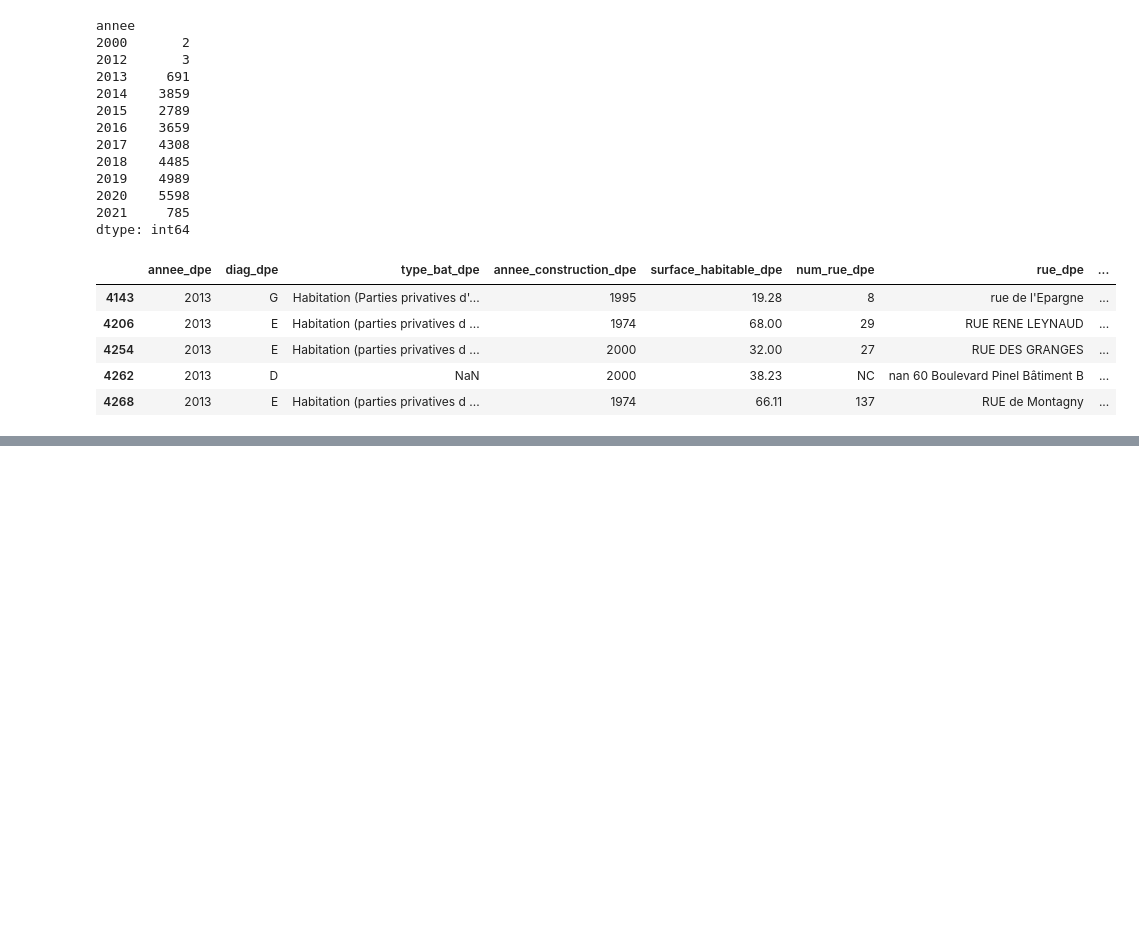
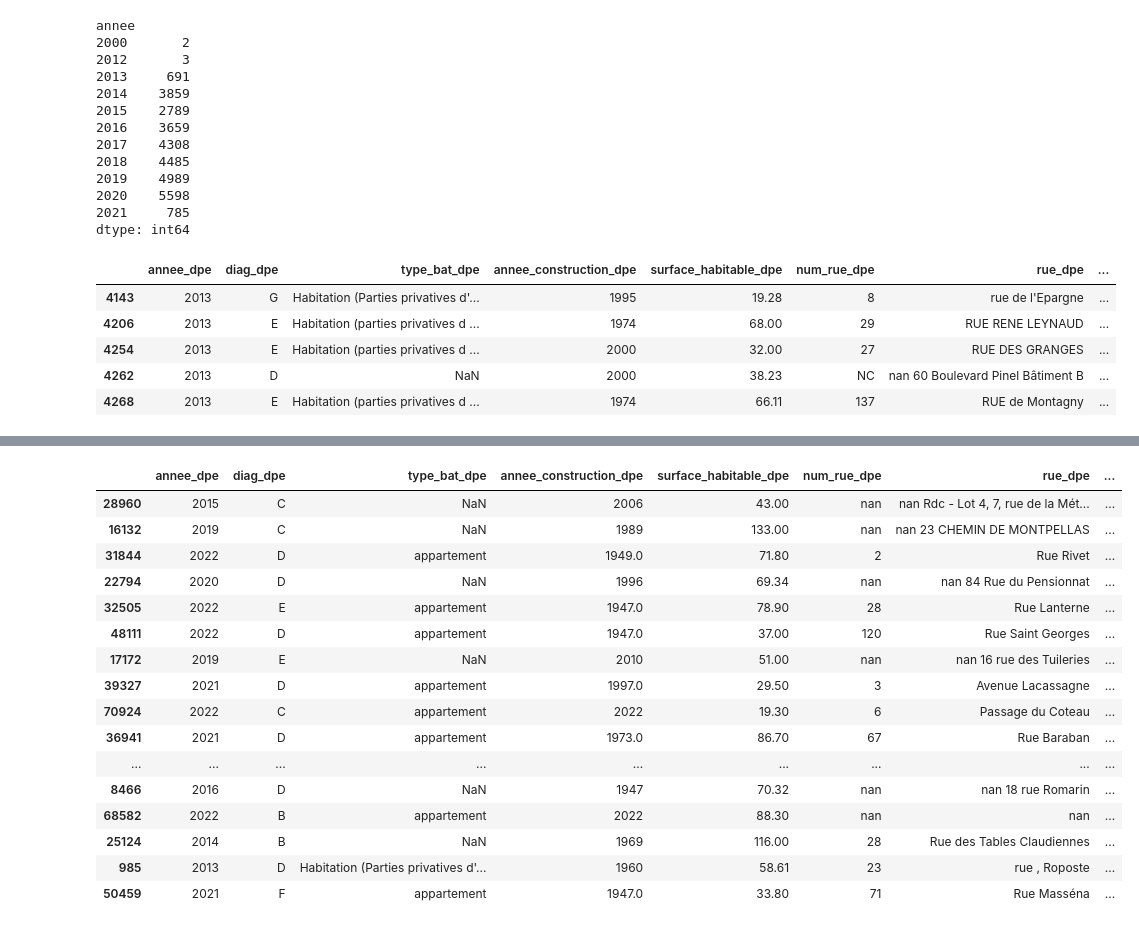
Before and after one commit to Immo-Lyon-Project/Immo-Lyon-Repo, a Jupyter notebook: code-dpe.ipynb, the cells around one changed output, grey strips where cells are left out. Cells and saved outputs as stored; diff of their text form; code cells hidden in the pictures; blank space fills up the shorter version.

```diff
--- a/code-dpe.ipynb
+++ b/code-dpe.ipynb
@@ -271,0 +629,13 @@ dfi1.head()
+# %%
+# building 'adresse' column to request the BAN API (french API for normalizing and geocoding adresses)
+def adresse(num, rue) :
+    if pd.notnull(num) and pd.notnull(rue) :
+        return num + ' ' + rue
+    if pd.notnull(num)==False :
+        return rue
+    if pd.notnull(rue)==False :
+        return num
+# %%
+df_dpe['num_rue_dpe'] = df_dpe['num_rue_dpe'].astype(str)
+df_dpe['rue_dpe'] = df_dpe['rue_dpe'].astype(str)
+df_dpe['adresse_dpe'] = list(map(adresse, df_dpe['num_rue_dpe'], df_dpe['rue_dpe'])) # permet de concaténer sans récupérer les nan
@@ -271,0 +651,6 @@ dfi1.head()
+# %%
+# preparing threading to request API
+cols = df_dpe.columns.to_list()
+size = 6000
+list_threads = np.array_split(df_dpe, len(df_dpe) // size)
+list_df_threads = [pd.DataFrame(list_threads[i], columns = cols) for i in range(len(list_threads))]
@@ -271,0 +672,24 @@ dfi1.head()
+# %%
+df_dpe_fi = pd.DataFrame()
+for item in list_df_threads :
+    df_dpe_fi = pd.concat([df_dpe_fi, item])
+# %%
+df_dpe_fi.sample(30, random_state=42)
+# %% [output]
+|  | annee_dpe | diag_dpe | type_bat_dpe | annee_construction_dpe | surface_habitable_dpe | num_rue_dpe | rue_dpe | ... |
+| 28960 | 2015 | C | NaN | 2006 | 43.00 | nan | nan Rdc - Lot 4, 7, rue de la Mét... | ... |
+| 16132 | 2019 | C | NaN | 1989 | 133.00 | nan | nan 23 CHEMIN DE MONTPELLAS | ... |
+| 31844 | 2022 | D | appartement | 1949.0 | 71.80 | 2 | Rue Rivet | ... |
+| 22794 | 2020 | D | NaN | 1996 | 69.34 | nan | nan 84 Rue du Pensionnat | ... |
+| 32505 | 2022 | E | appartement | 1947.0 | 78.90 | 28 | Rue Lanterne | ... |
+| 48111 | 2022 | D | appartement | 1947.0 | 37.00 | 120 | Rue Saint Georges | ... |
+| 17172 | 2019 | E | NaN | 2010 | 51.00 | nan | nan 16 rue des Tuileries | ... |
+| 39327 | 2021 | D | appartement | 1997.0 | 29.50 | 3 | Avenue Lacassagne | ... |
+| 70924 | 2022 | C | appartement | 2022 | 19.30 | 6 | Passage du Coteau | ... |
+| 36941 | 2021 | D | appartement | 1973.0 | 86.70 | 67 | Rue Baraban | ... |
+| ... | ... | ... | ... | ... | ... | ... | ... | ... |
+| 8466 | 2016 | D | NaN | 1947 | 70.32 | nan | nan 18 rue Romarin | ... |
+| 68582 | 2022 | B | appartement | 2022 | 88.30 | nan | nan | ... |
+| 25124 | 2014 | B | NaN | 1969 | 116.00 | 28 | Rue des Tables Claudiennes | ... |
+| 985 | 2013 | D | Habitation (Parties privatives d'... | 1960 | 58.61 | 23 | rue , Roposte | ... |
+| 50459 | 2021 | F | appartement | 1947.0 | 33.80 | 71 | Rue Masséna | ... |
```
Also changed, not shown: parts of 63 cells of this notebook.
